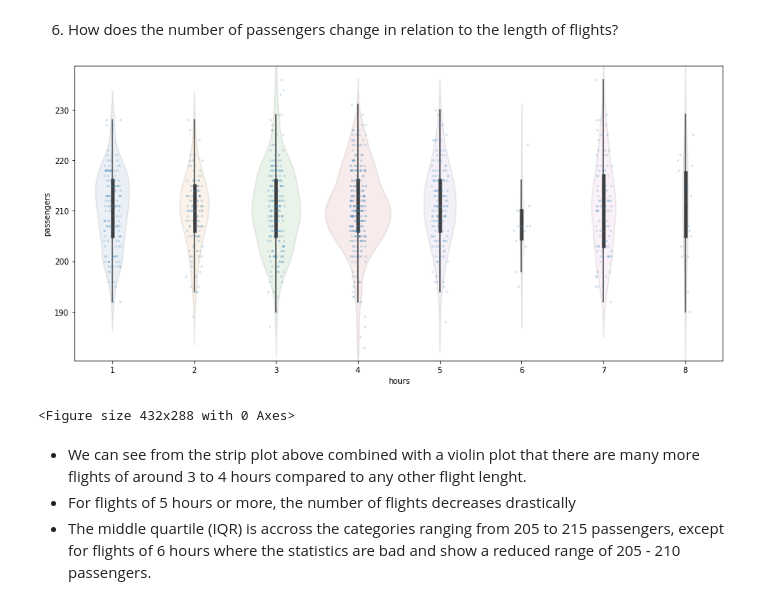
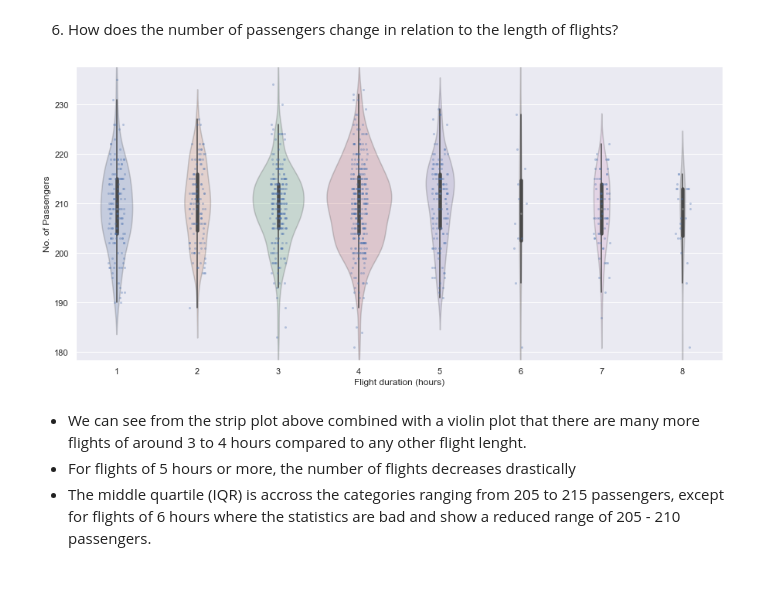
Before and after one commit to juan-s-cruz/DS-portfolio, a Jupyter notebook: Airline Analysis/Airline Analysis.ipynb, the cells around one changed output. Saved outputs shown, nothing was run; the diff lists cells and outputs as text; code cells hidden in the pictures.

```diff
--- a/Airline Analysis/Airline Analysis.ipynb
+++ b/Airline Analysis/Airline Analysis.ipynb
@@ -39,7 +28,9 @@ import numpy as np
 import seaborn as sns
 import statsmodels.api as sm
 import matplotlib.pyplot as plt
-import math
+from statsmodels.iolib.summary2 import summary_col
+
+sns.set_theme()
 # %%
 ## Read in Data
 flight = pd.read_csv("flight.csv")
@@ -315,16 +318,16 @@ Adding a meal however implies the smallest increase in price on average, the mea
 # %%
 ## Task 6
 flight_sample = flight[flight.passengers > 180].sample(n=1000)
 
 plt.figure(figsize=(15,7))
 ax = sns.violinplot(data=flight_sample, x='hours', y='passengers',showmeans = True, inner='box', scale='count' )
-plt.setp(ax.collections, alpha=.1)
-sns.stripplot(x='hours',y='passengers',data=flight_sample, s=3, alpha=0.2, jitter=.1)
+plt.setp(ax.collections, alpha=.25)
+sns.stripplot(x='hours',y='passengers',data=flight_sample, s=3, alpha=0.35, jitter=.1)
+plt.xlabel('Flight duration (hours)')
+plt.ylabel('No. of Passengers')
 plt.show()
-plt.clf()
 # %% [output]
-[figure, old version]
+[figure, new version]
-<Figure size 432x288 with 0 Axes>
 # %% [markdown]
 - We can see from the strip plot above combined with a violin plot that there are many more flights of around 3 to 4 hours compared to any other flight lenght.
 - For flights of 5 hours or more, the number of flights decreases drastically
```
Also changed, not shown: parts of 14 cells of this notebook, 1 other file.
